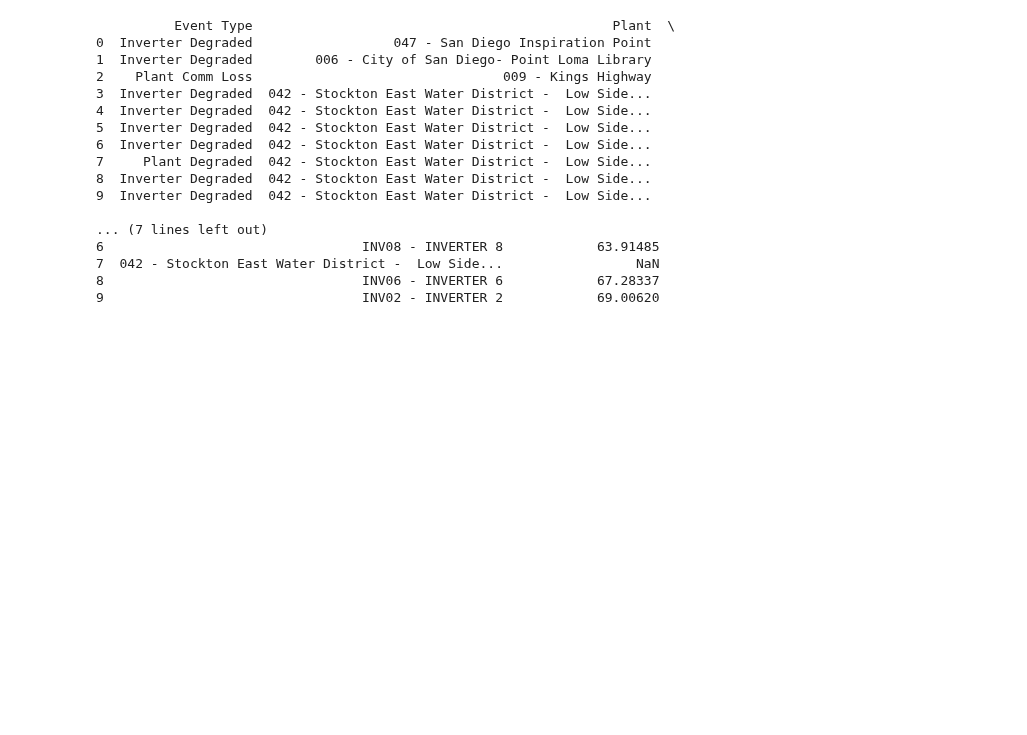
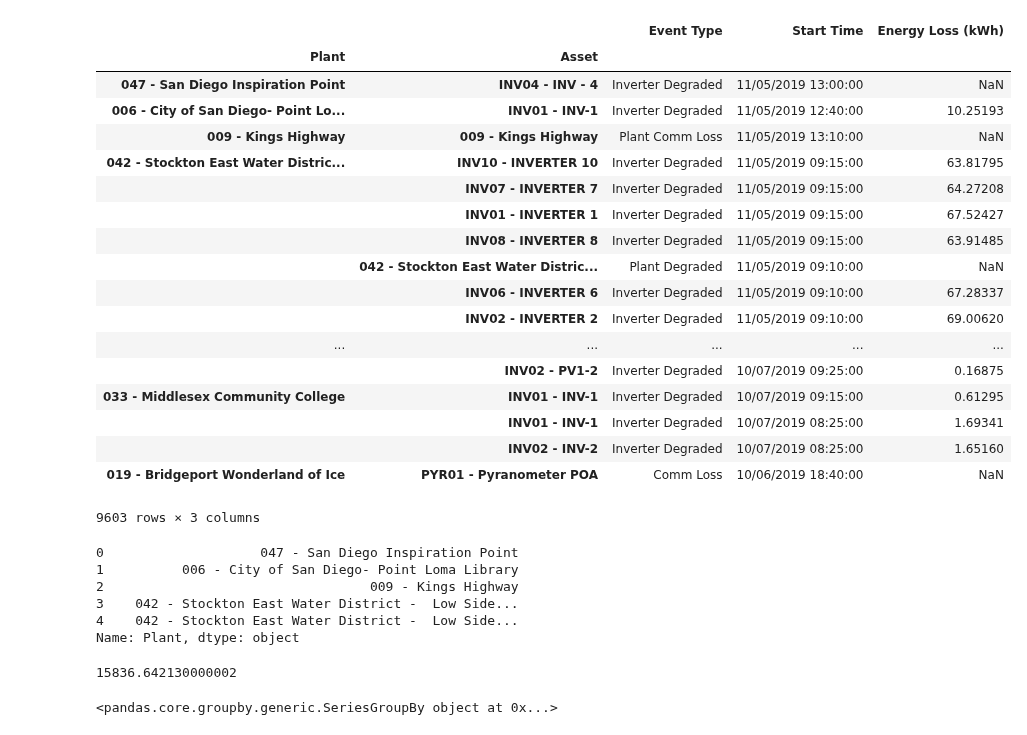
Before and after one commit to tahentx/pv_workbook, a Jupyter notebook: eda/sm3_2.ipynb, the cells around one changed output. Drawn from its saved outputs; the diff is of its cells as text; code cells hidden in the pictures; blank space fills up the shorter version.

Commit message:
create groupby object of energy loss events

```diff
--- a/eda/sm3_2.ipynb
+++ b/eda/sm3_2.ipynb
@@ -1,23 +1,38 @@
 # %%
 import pandas as pd
-cols = ['Plant','Asset','Event Type','Energy Loss  (kWh)']
+cols = ['Plant','Asset','Start Time','Event Type','Energy Loss  (kWh)']
 df = pd.read_csv('sm3.csv',usecols=cols,dtype={"Energy Loss  (kWh)": 'Float64'})
-print(df.head(10))
+df.set_index(['Plant','Asset'])
 # %% [output]
+|  |  | Event Type | Start Time | Energy Loss (kWh) |
+| Plant | Asset |  |  |  |
+| 047 - San Diego Inspiration Point | INV04 - INV - 4 | Inverter Degraded | 11/05/2019 13:00:00 | NaN |
+| 006 - City of San Diego- Point Lo... | INV01 - INV-1 | Inverter Degraded | 11/05/2019 12:40:00 | 10.25193 |
+| 009 - Kings Highway | 009 - Kings Highway | Plant Comm Loss | 11/05/2019 13:10:00 | NaN |
+| 042 - Stockton East Water Distric... | INV10 - INVERTER 10 | Inverter Degraded | 11/05/2019 09:15:00 | 63.81795 |
+|  | INV07 - INVERTER 7 | Inverter Degraded | 11/05/2019 09:15:00 | 64.27208 |
+|  | INV01 - INVERTER 1 | Inverter Degraded | 11/05/2019 09:15:00 | 67.52427 |
+|  | INV08 - INVERTER 8 | Inverter Degraded | 11/05/2019 09:15:00 | 63.91485 |
+|  | 042 - Stockton East Water Distric... | Plant Degraded | 11/05/2019 09:10:00 | NaN |
+|  | INV06 - INVERTER 6 | Inverter Degraded | 11/05/2019 09:10:00 | 67.28337 |
+|  | INV02 - INVERTER 2 | Inverter Degraded | 11/05/2019 09:10:00 | 69.00620 |
+| ... | ... | ... | ... | ... |
+|  | INV02 - PV1-2 | Inverter Degraded | 10/07/2019 09:25:00 | 0.16875 |
+| 033 - Middlesex Community College | INV01 - INV-1 | Inverter Degraded | 10/07/2019 09:15:00 | 0.61295 |
+|  | INV01 - INV-1 | Inverter Degraded | 10/07/2019 08:25:00 | 1.69341 |
+|  | INV02 - INV-2 | Inverter Degraded | 10/07/2019 08:25:00 | 1.65160 |
+| 019 - Bridgeport Wonderland of Ice | PYR01 - Pyranometer POA | Comm Loss | 10/06/2019 18:40:00 | NaN |
-          Event Type                                              Plant  \
-0  Inverter Degraded                  047 - San Diego Inspiration Point
-1  Inverter Degraded        006 - City of San Diego- Point Loma Library
-2    Plant Comm Loss                                009 - Kings Highway
-3  Inverter Degraded  042 - Stockton East Water District -  Low Side...
-4  Inverter Degraded  042 - Stockton East Water District -  Low Side...
-5  Inverter Degraded  042 - Stockton East Water District -  Low Side...
-6  Inverter Degraded  042 - Stockton East Water District -  Low Side...
-7     Plant Degraded  042 - Stockton East Water District -  Low Side...
-8  Inverter Degraded  042 - Stockton East Water District -  Low Side...
-9  Inverter Degraded  042 - Stockton East Water District -  Low Side...
-
-... (7 lines left out)
-6                                 INV08 - INVERTER 8            63.91485
-7  042 - Stockton East Water District -  Low Side...                 NaN
-8                                 INV06 - INVERTER 6            67.28337
-9                                 INV02 - INVERTER 2            69.00620
+9603 rows × 3 columns
+# %%
+df['Plant'].head()
+# %% [output]
+0                    047 - San Diego Inspiration Point
+1          006 - City of San Diego- Point Loma Library
+2                                  009 - Kings Highway
+3    042 - Stockton East Water District -  Low Side...
+4    042 - Stockton East Water District -  Low Side...
+Name: Plant, dtype: object
+# %%
+df['Energy Loss  (kWh)'].max()
+# %% [output]
+15836.642130000002
@@ -23,0 +41,4 @@ print(df.head(10))
+# %%
+grouped
+# %% [output]
+<pandas.core.groupby.generic.SeriesGroupBy object at 0x...>
```
Also changed, not shown: parts of 2 cells of this notebook.
